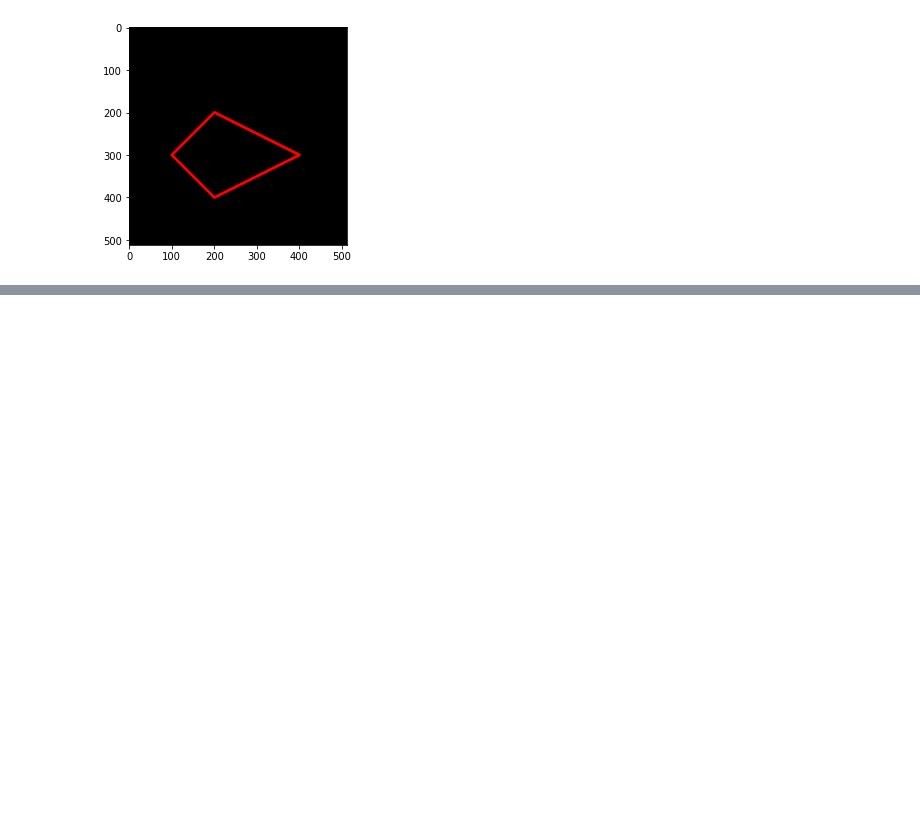
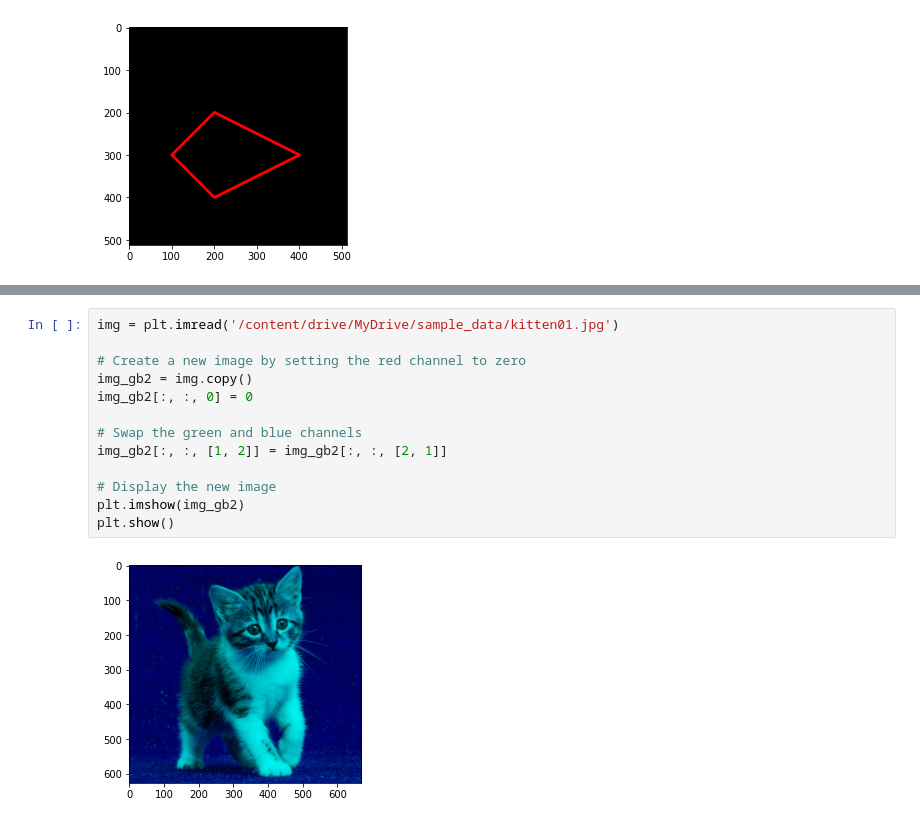
Before and after one commit to fika-aini/PCVK_Genap_2023, a Jupyter notebook: Week2.ipynb, the cells around one changed output, grey strips where cells are left out. Cells and saved outputs as stored; diff of their text form; blank space fills up the shorter version.

```diff
--- a/Week2.ipynb
+++ b/Week2.ipynb
@@ -168,0 +239,15 @@ plt.imshow(black_img2)
+# %%
+img = plt.imread('/content/drive/MyDrive/sample_data/kitten01.jpg')
+
+# Create a new image by setting the red channel to zero
+img_gb2 = img.copy()
+img_gb2[:, :, 0] = 0
+
+# Swap the green and blue channels
+img_gb2[:, :, [1, 2]] = img_gb2[:, :, [2, 1]]
+
+# Display the new image
+plt.imshow(img_gb2)
+plt.show()
+# %% [output]
+[figure, added]
```
Also changed, not shown: parts of 15 cells of this notebook.
